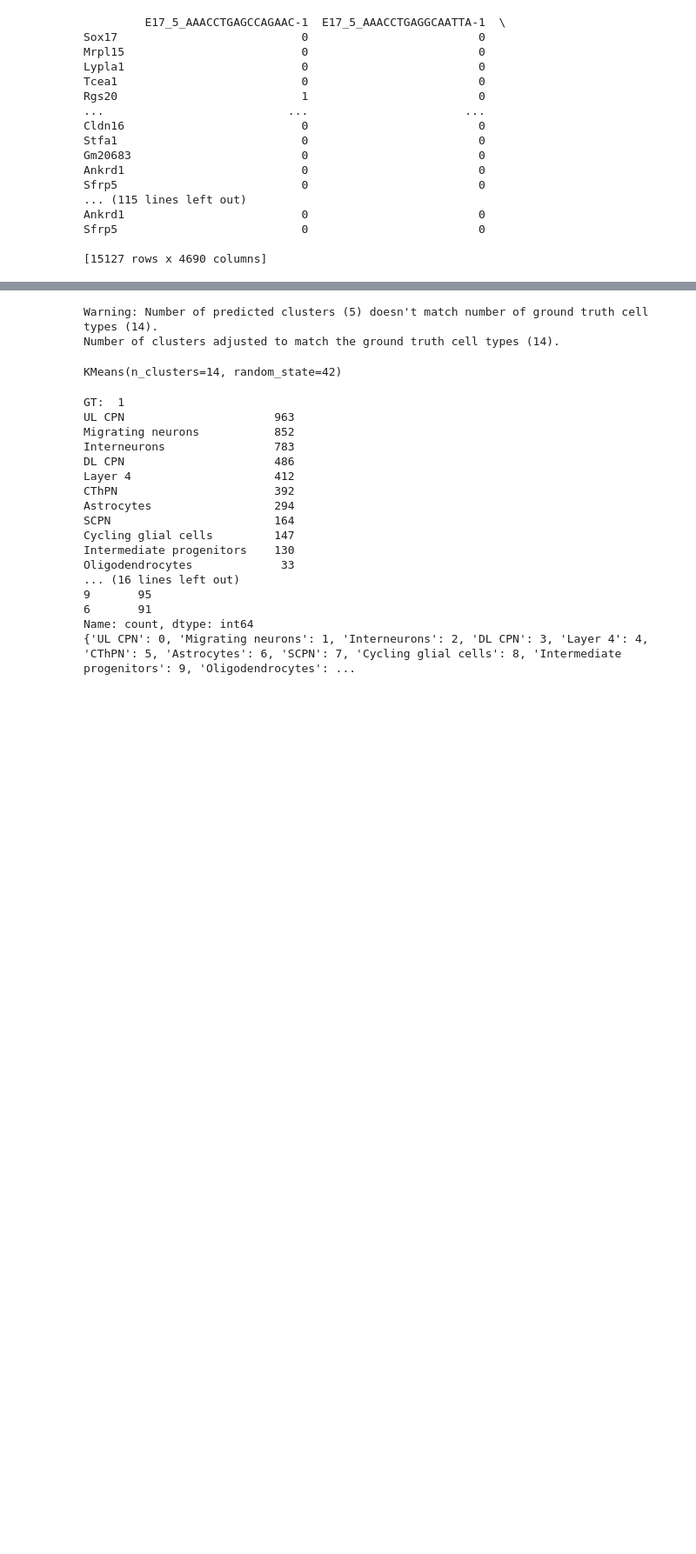
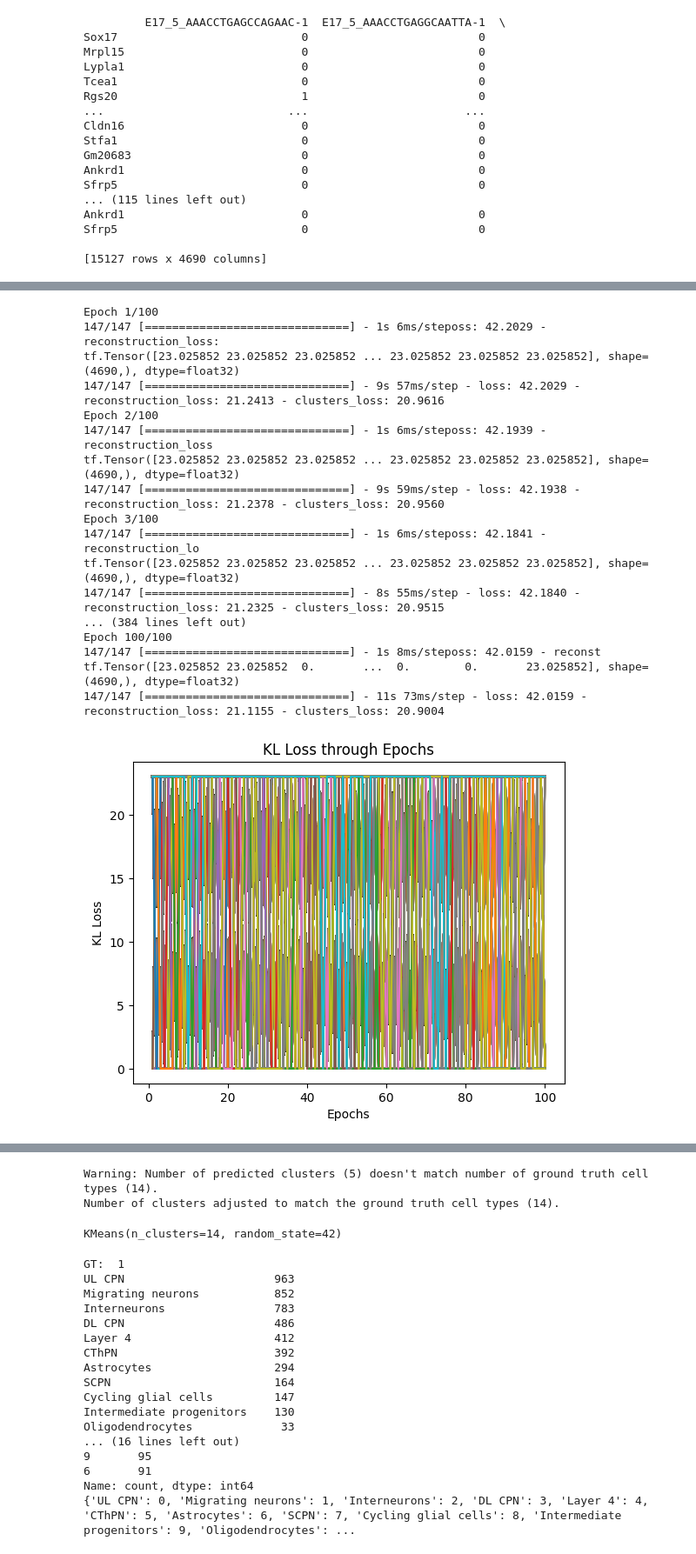
Before and after one commit to jccarado/NeuralNetworks_Project, a Jupyter notebook: ece542_proj.ipynb, the cells around one changed output, grey strips where cells are left out. Shown at 87% size. Cells and saved outputs as stored; diff of their text form; code cells hidden in the pictures; blank space fills up the shorter version.

```diff
--- a/ece542_proj.ipynb
+++ b/ece542_proj.ipynb
@@ -322,0 +275,22 @@ Best number of clusters: 10 with silhouette score: -0.007004777435213327
+# %%
+encoder.fit(X_train, [X_train, p_cluster], batch_size=32, epochs=100, callbacks=[kl_callback, early_stopping])
+kl_callback.plot_kl()
+# %% [output]
+Epoch 1/100
+147/147 [==============================] - 1s 6ms/steposs: 42.2029 - reconstruction_loss:
+tf.Tensor([23.025852 23.025852 23.025852 ... 23.025852 23.025852 23.025852], shape=(4690,), dtype=float32)
+147/147 [==============================] - 9s 57ms/step - loss: 42.2029 - reconstruction_loss: 21.2413 - clusters_loss: 20.9616
+Epoch 2/100
+147/147 [==============================] - 1s 6ms/steposs: 42.1939 - reconstruction_loss
+tf.Tensor([23.025852 23.025852 23.025852 ... 23.025852 23.025852 23.025852], shape=(4690,), dtype=float32)
+147/147 [==============================] - 9s 59ms/step - loss: 42.1938 - reconstruction_loss: 21.2378 - clusters_loss: 20.9560
+Epoch 3/100
+147/147 [==============================] - 1s 6ms/steposs: 42.1841 - reconstruction_lo
+tf.Tensor([23.025852 23.025852 23.025852 ... 23.025852 23.025852 23.025852], shape=(4690,), dtype=float32)
+147/147 [==============================] - 8s 55ms/step - loss: 42.1840 - reconstruction_loss: 21.2325 - clusters_loss: 20.9515
+... (384 lines left out)
+Epoch 100/100
+147/147 [==============================] - 1s 8ms/steposs: 42.0159 - reconst
+tf.Tensor([23.025852 23.025852  0.       ...  0.        0.       23.025852], shape=(4690,), dtype=float32)
+147/147 [==============================] - 11s 73ms/step - loss: 42.0159 - reconstruction_loss: 21.1155 - clusters_loss: 20.9004
+[figure, added]
```
Also changed, not shown: parts of 17 cells of this notebook.
